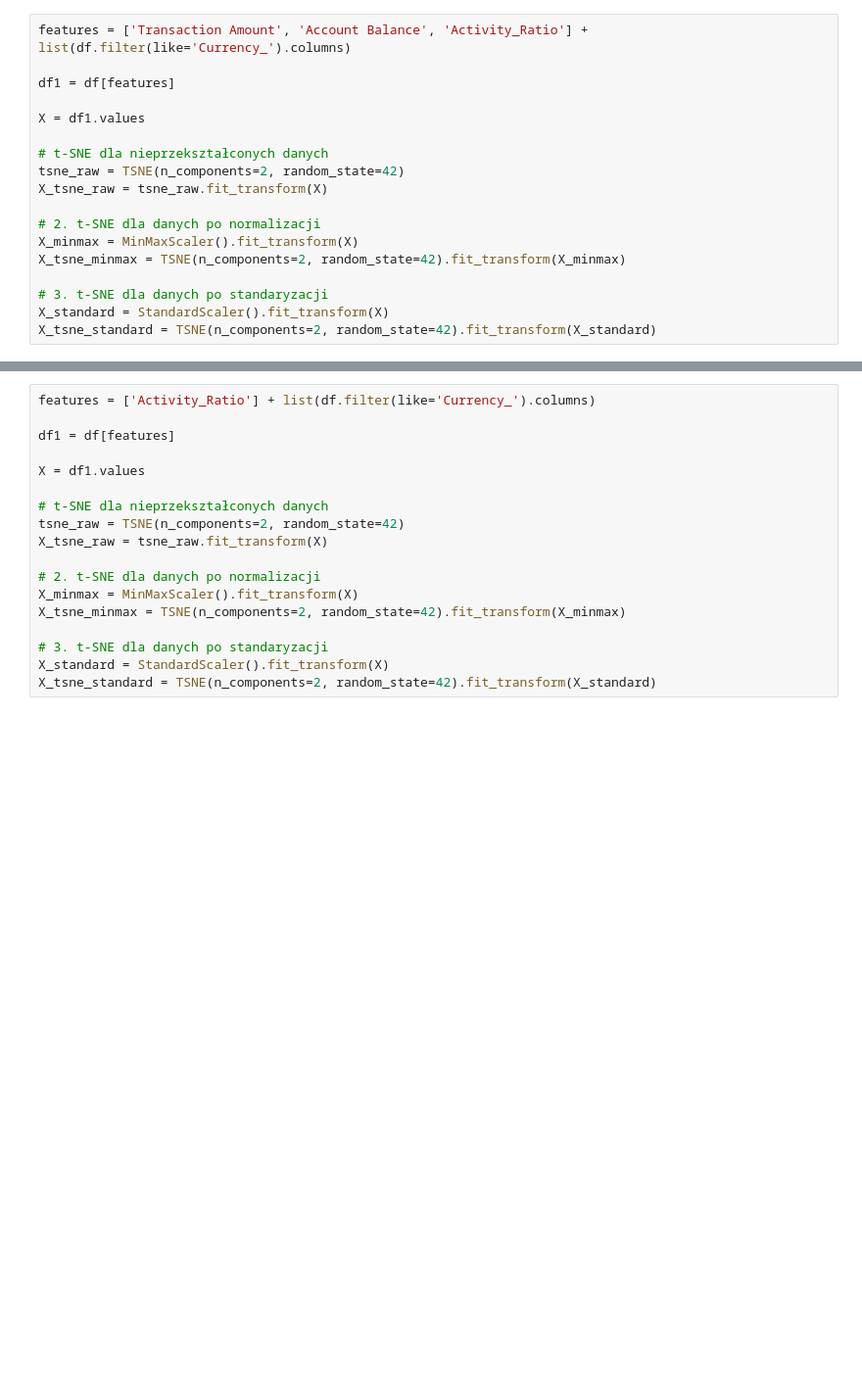
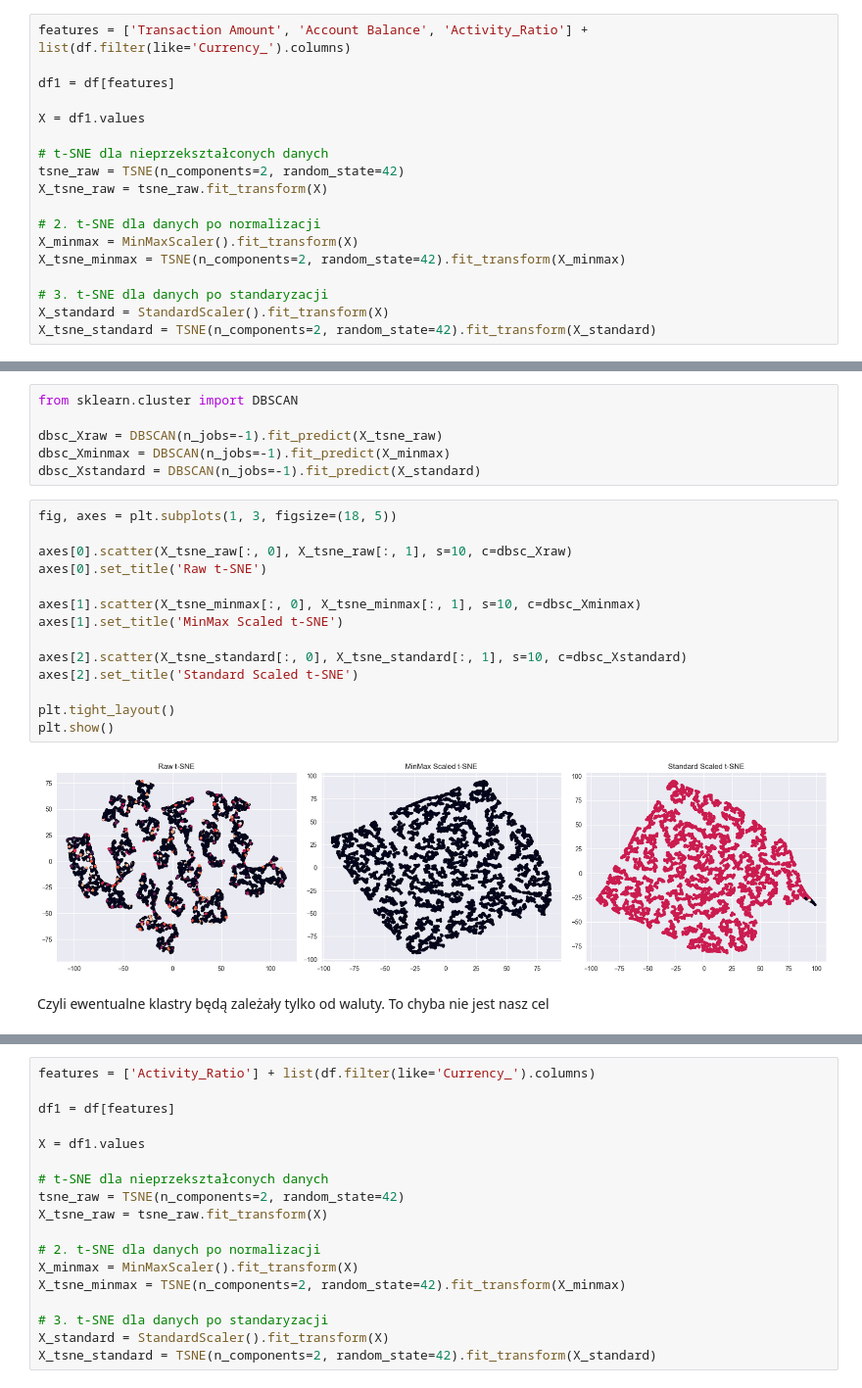
Before and after one commit to wiktoriakawa/IntroductionToMachineLearning-Project2, a Jupyter notebook: budowa_krok_1i2_3 — kopia.ipynb, the cells around one changed output, grey strips where cells are left out. Shown at 98% size. Cells and saved outputs as stored; diff of their text form; blank space fills up the shorter version.

```diff
--- a/budowa_krok_1i2_3 — kopia.ipynb
+++ b/budowa_krok_1i2_3 — kopia.ipynb
@@ -464,0 +526,24 @@ plt.show()
+# %%
+from sklearn.cluster import DBSCAN
+
+dbsc_Xraw = DBSCAN(n_jobs=-1).fit_predict(X_tsne_raw)
+dbsc_Xminmax = DBSCAN(n_jobs=-1).fit_predict(X_minmax)
+dbsc_Xstandard = DBSCAN(n_jobs=-1).fit_predict(X_standard)
+# %%
+fig, axes = plt.subplots(1, 3, figsize=(18, 5))
+
+axes[0].scatter(X_tsne_raw[:, 0], X_tsne_raw[:, 1], s=10, c=dbsc_Xraw)
+axes[0].set_title('Raw t-SNE')
+
+axes[1].scatter(X_tsne_minmax[:, 0], X_tsne_minmax[:, 1], s=10, c=dbsc_Xminmax)
+axes[1].set_title('MinMax Scaled t-SNE')
+
+axes[2].scatter(X_tsne_standard[:, 0], X_tsne_standard[:, 1], s=10, c=dbsc_Xstandard)
+axes[2].set_title('Standard Scaled t-SNE')
+
+plt.tight_layout()
+plt.show()
+# %% [output]
+[figure, added]
+# %% [markdown]
+Czyli ewentualne klastry będą zależały tylko od waluty. To chyba nie jest nasz cel
```
Also changed, not shown: parts of 14 cells of this notebook, 1 other file.
